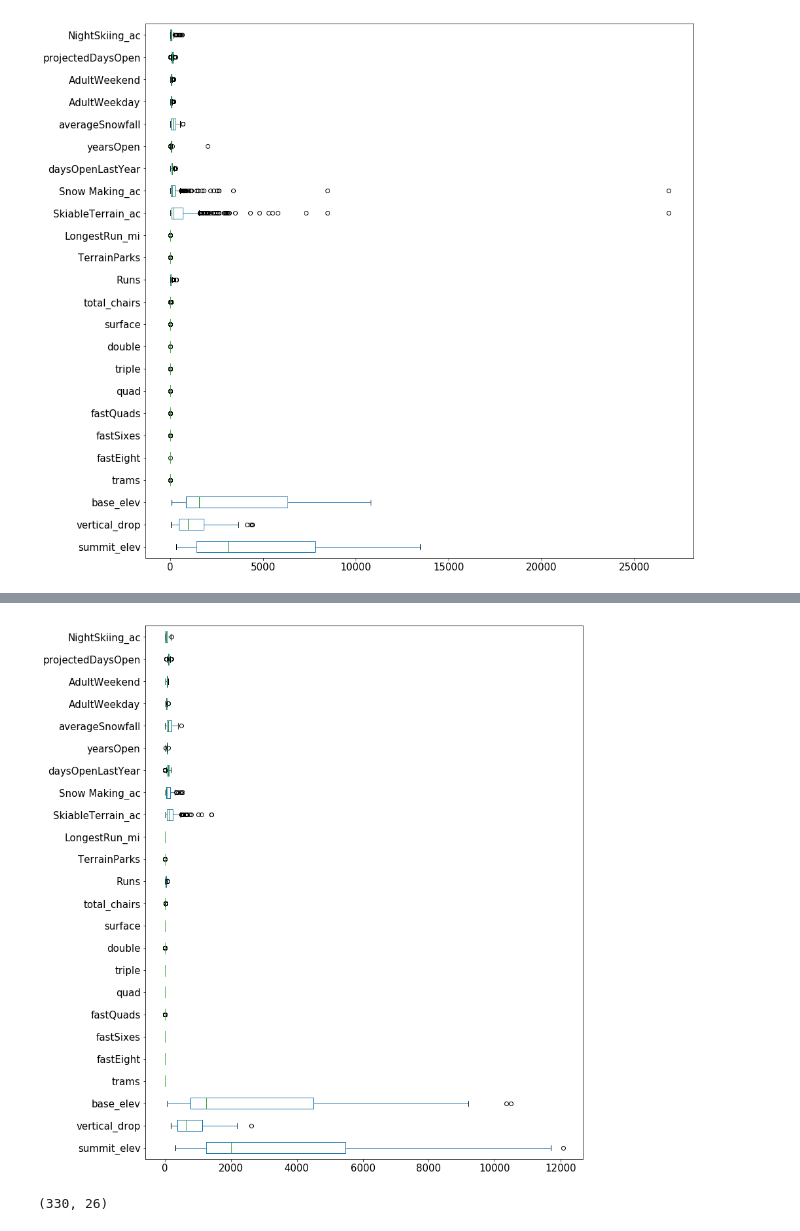
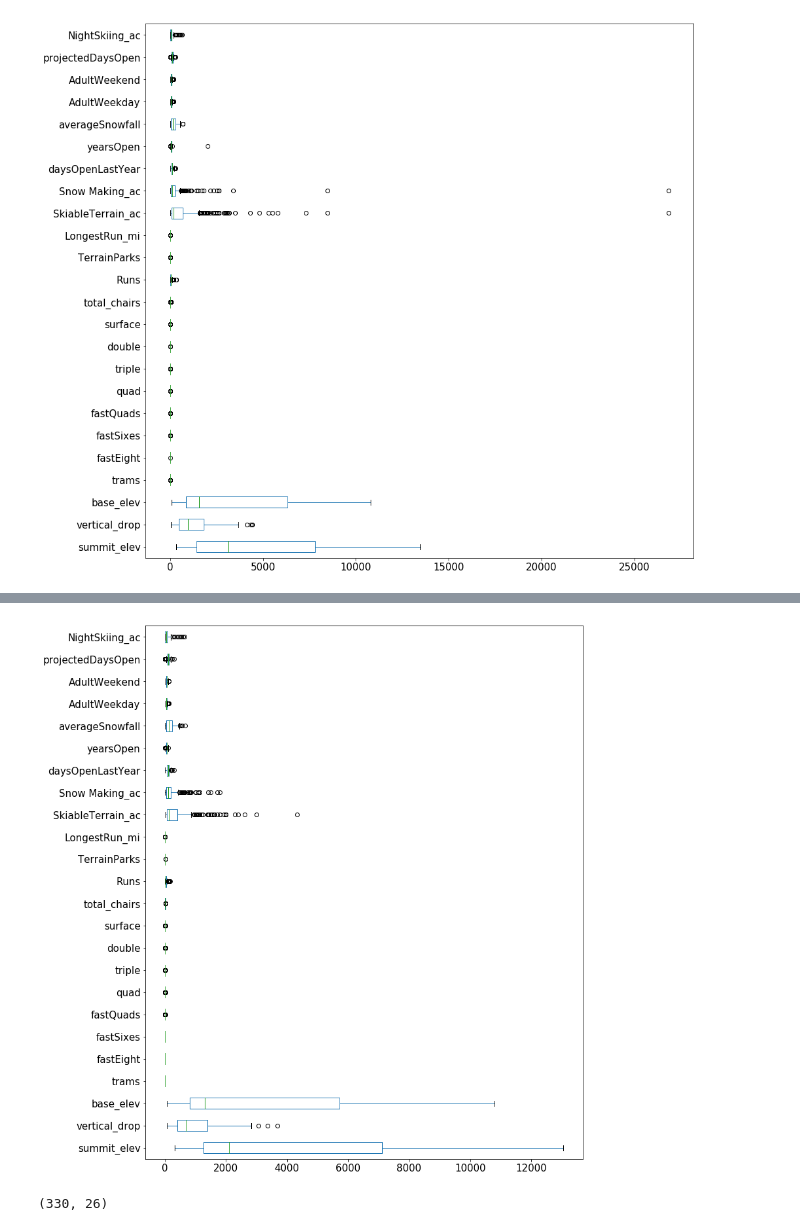
Before and after one commit to sudkpa/SB_DS, a Jupyter notebook: Career_Track/Guided_Capstone/EDA/Notebook_stepthree.ipynb, the cells around one changed output, grey strips where cells are left out. Cells and saved outputs as stored; diff of their text form; code cells hidden in the pictures.

Commit message:
Using *9 instead of *1.5 to handle outliers.

```diff
--- a/Career_Track/Guided_Capstone/EDA/Notebook_stepthree.ipynb
+++ b/Career_Track/Guided_Capstone/EDA/Notebook_stepthree.ipynb
@@ -221,23 +221,27 @@ Hint: Recall from your statistics prework that a common definition of an outlier
 # %%
 # Let's get the Interquartile range, or IQR. This is equal to Q3 - Q1.
 # First, let's use the quantile() method to get the first quartile, and store it in a variable called Q1.
 # We'll want to plug 0.25 into the quantile method.
 Q1 = df.quantile(0.25)
 
 # Now get Q3 and store in a variable called Q3.
 Q3 = df.quantile(0.75)
 
 # Now calculate the IQR, storing it in a variable called IQR.
 IQR = Q3 - Q1
 
 # Make a variable called `dfno`, and assign it the value: df[~((df < (Q1 - 1.5 * IQR)) |(df> (Q3 + 1.5 * IQR))).any(axis=1)].
 # This filters on our existing dataframe, picking out just those observations that are NOT outliers.
-dfno = df[~((df < (Q1 - 1.5 * IQR)) |(df> (Q3 + 1.5 * IQR))).any(axis=1)]
+
+#dfno = df[~((df < (Q1 - 1.5 * IQR)) |(df> (Q3 + 1.5 * IQR))).any(axis=1)]
+# The above line removed the 'Big Mountain Resort' data.  Using * 9 instead of * 1.5 per mentor suggestion
+
+dfno = df[~((df < (Q1 - 9 * IQR)) |(df> (Q3 + 9 * IQR))).any(axis=1)]
 
 # We now want to make a boxplot of this new dataframe dfno.
 boxplot = dfno.boxplot(grid=False, vert=False,fontsize=15, figsize=(12,15))
 # %% [output]
-[figure, old version]
+[figure, new version]
 # %%
 # Print the shapes of our dataframes df and dfno to compare the number of observations in each.
 df.shape
```
Also changed, not shown: parts of 18 cells of this notebook, 3 other files.
